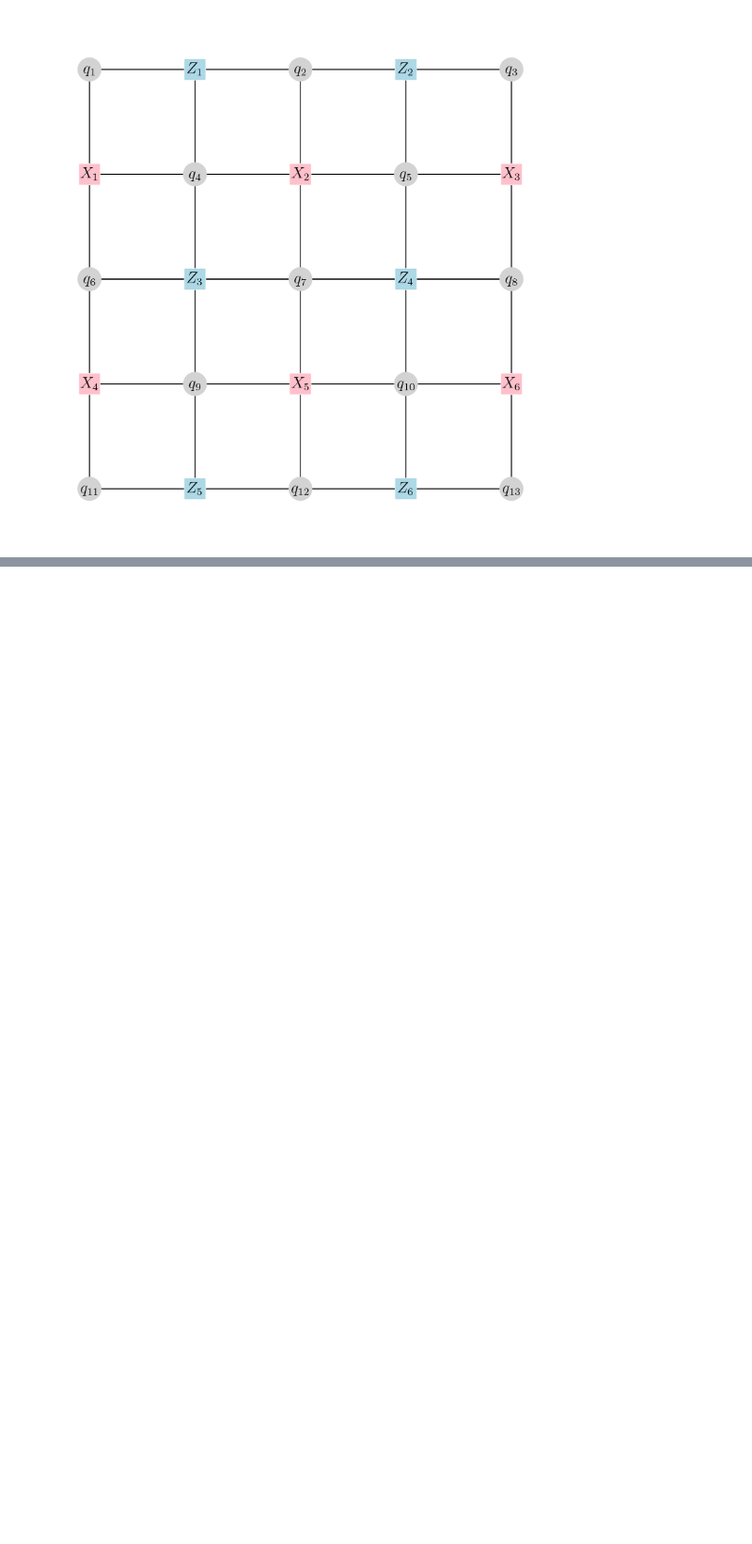
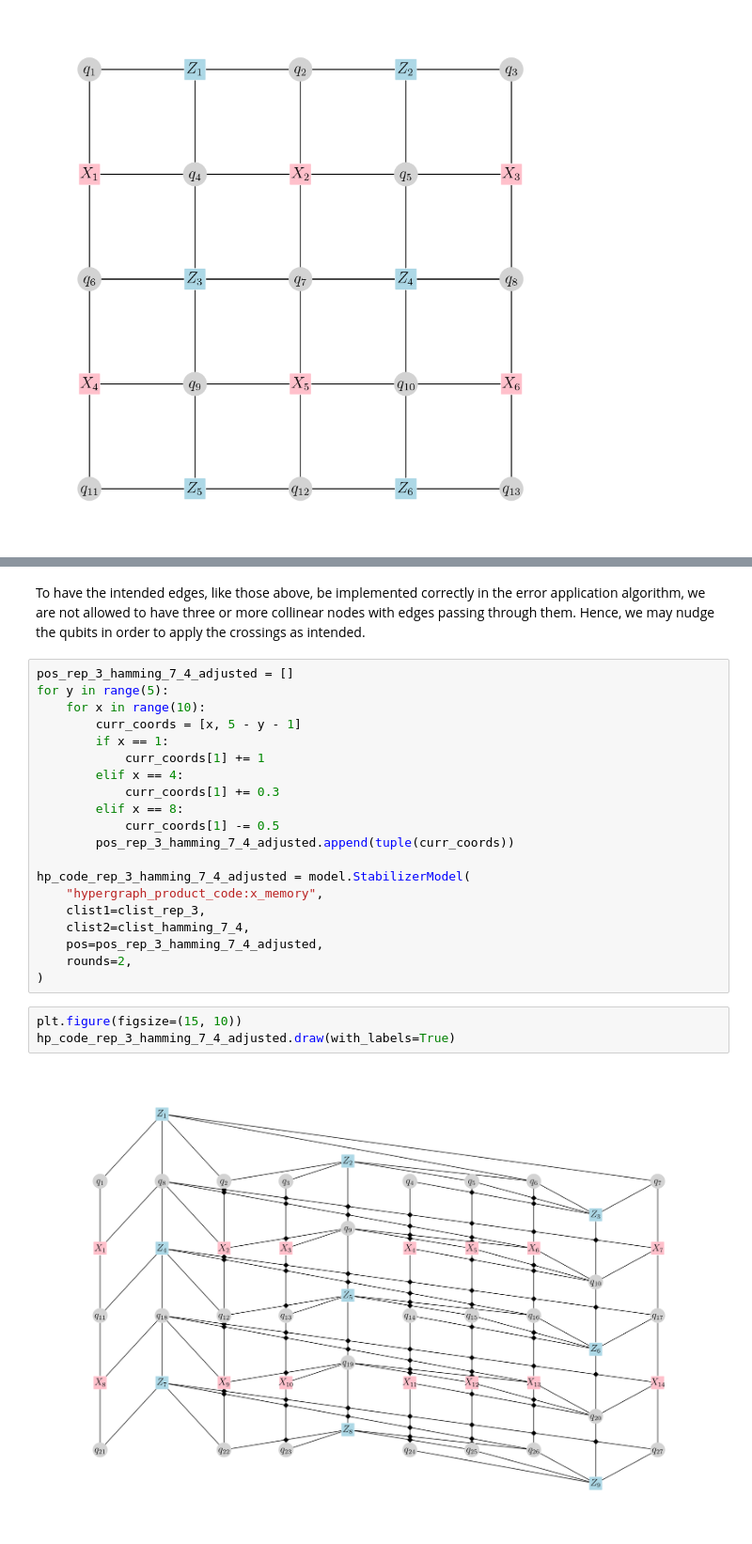
Before and after one commit to angelodibella/weave, a Jupyter notebook: Analysis.ipynb, the cells around one changed output, grey strips where cells are left out. Shown at 94% size. Saved outputs shown, nothing was run; the diff lists cells and outputs as text; blank space fills up the shorter version.

Commit message:
Add crossings to drawing method

```diff
--- a/Analysis.ipynb
+++ b/Analysis.ipynb
@@ -169,2 +171,29 @@ hp_code_rep_3_hamming_7_4.draw(with_labels=True, connection_rad=0.1)
 # %% [output]
 [figure]
+# %% [markdown]
+To have the intended edges, like those above, be implemented correctly in the error application algorithm, we are not allowed to have three or more collinear nodes with edges passing through them. Hence, we may nudge the qubits in order to apply the crossings as intended.
+# %%
+pos_rep_3_hamming_7_4_adjusted = []
+for y in range(5):
+    for x in range(10):
+        curr_coords = [x, 5 - y - 1]
+        if x == 1:
+            curr_coords[1] += 1
+        elif x == 4:
+            curr_coords[1] += 0.3
+        elif x == 8:
+            curr_coords[1] -= 0.5
+        pos_rep_3_hamming_7_4_adjusted.append(tuple(curr_coords))
+
+hp_code_rep_3_hamming_7_4_adjusted = model.StabilizerModel(
+    "hypergraph_product_code:x_memory",
+    clist1=clist_rep_3,
+    clist2=clist_hamming_7_4,
+    pos=pos_rep_3_hamming_7_4_adjusted,
+    rounds=2,
+)
+# %%
+plt.figure(figsize=(15, 10))
+hp_code_rep_3_hamming_7_4_adjusted.draw(with_labels=True)
+# %% [output]
+[figure, added]
```
Also changed, not shown: parts of 3 cells of this notebook, 2 other files.
